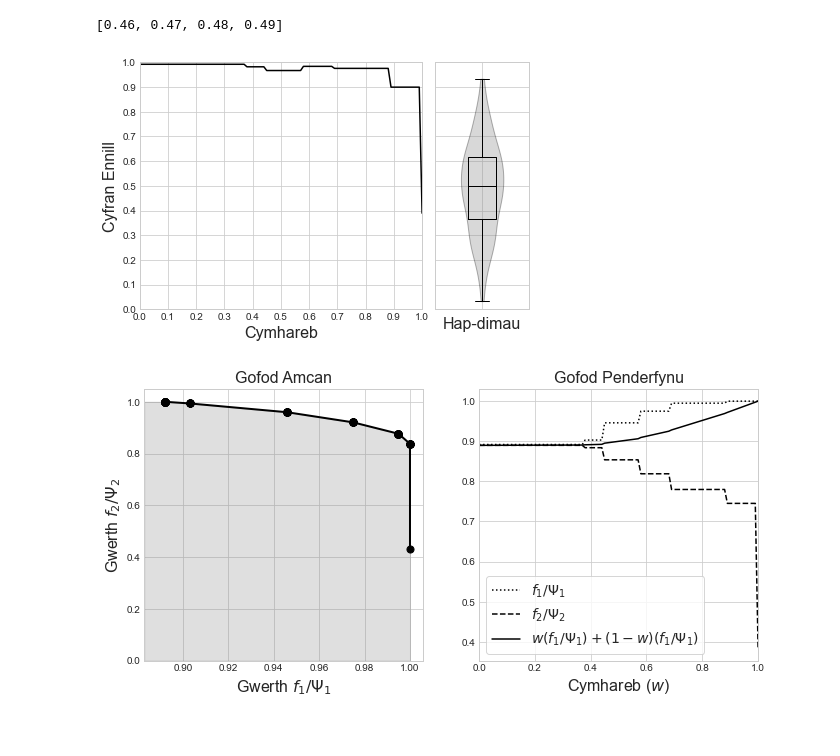
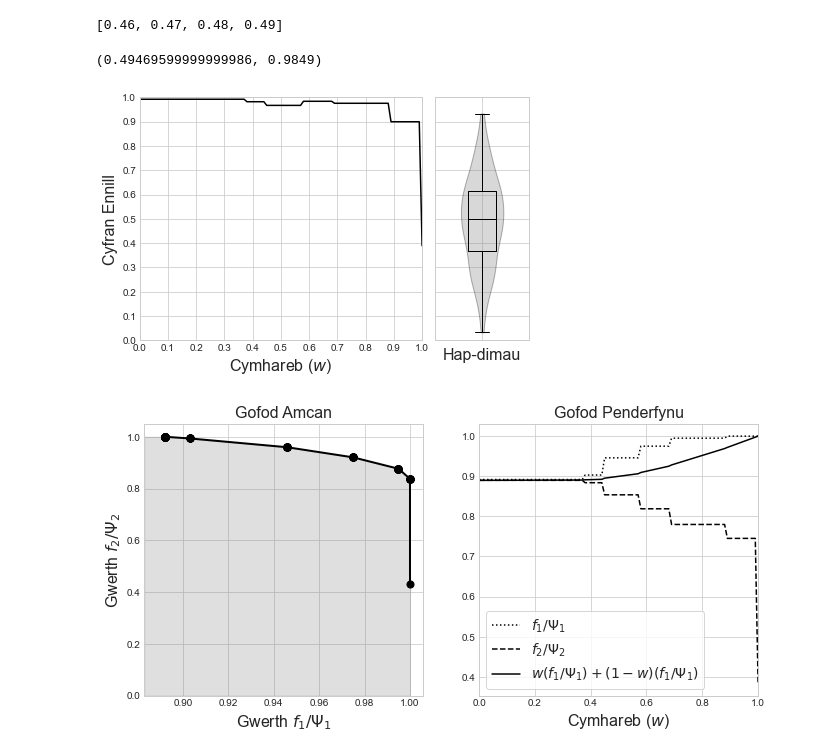
Before and after one commit to geraintpalmer/optimeiddio_timau_pokemon, a Jupyter notebook: Plotio.ipynb, the cells around one changed output. Saved outputs shown, nothing was run; the diff lists cells and outputs as text; code cells hidden in the pictures.

```diff
--- a/Plotio.ipynb
+++ b/Plotio.ipynb
@@ -77,7 +77,7 @@ axd = plt.figure(constrained_layout=True).subplot_mosaic(
 )
 # axd['A'].fill_between(cymarebau, lower, upper, color='gray', alpha=0.5)
 axd['A'].plot(cymarebau, sgoriau, c='black')
-axd['A'].set_xlabel('Cymhareb', fontsize=16)
+axd['A'].set_xlabel(r'Cymhareb ($w$)', fontsize=16)
 axd['A'].set_ylabel('Cyfran Ennill', fontsize=16)
 axd['A'].set_xlim(0, 1)
 axd['A'].set_ylim(0, 1)
@@ -133,6 +133,12 @@ plt.savefig('img/ffrynt_pareto.pdf')
 [cymarebau[i] for i in range(51) if sgoriau[i] == max(sgoriau)]
 # %% [output]
 [0.46, 0.47, 0.48, 0.49]
+# %%
+hapsgor_cymedrig = sum(hapsgoriau) / len(hapsgoriau)
+sgor_gorau = max(sgoriau)
+hapsgor_cymedrig, sgor_gorau
+# %% [output]
+(0.49469599999999986, 0.9849)
 # %%
 sgoriau_ych = []
 f1s_ych = []
@@ -147,31 +153,31 @@ for cymhareb in cymarebau:
 # %%
 axd = plt.figure(constrained_layout=True).subplot_mosaic(
     """
     AAAB
     """
 )
 axd['A'].plot(cymarebau, sgoriau_ych, c='black')
-axd['A'].set_xlabel('Cymhareb', fontsize=16)
+axd['A'].set_xlabel(r'Cymhareb ($w$)', fontsize=16)
 axd['A'].set_ylabel('Cyfran Ennill', fontsize=16)
 axd['A'].set_xlim(0, 1)
 axd['A'].set_ylim(0, 1)
 axd['A'].set_xticks([round(i*0.1, 2) for i in range(11)])
 axd['A'].set_yticks([round(i*0.1, 2) for i in range(11)])
 viols = axd['B'].violinplot(hapsgoriau, showextrema=False, widths=0.45)
 for pc in viols['bodies']:
     pc.set_facecolor('grey')
     pc.set_edgecolor('black')
     pc.set_alpha(0.3)
 boxes = axd['B'].boxplot(hapsgoriau, medianprops = dict(color="black"), widths=0.3)
 axd['B'].set_ylim(0, 1)
 axd['B'].set_yticks([round(i*0.1, 2) for i in range(11)])
 axd['B'].set_yticklabels([])
 axd['B'].set_xticklabels([])
 axd['B'].set_xlabel('Hap-dimau', fontsize=16)
 
 plt.savefig('img/cymharu_pareto_ychwanegol.pdf')
 # %% [output]
-[figure, old version]
+[figure, new version]
 # %%
 pareto_approx_ych = []
 for coord in zip(f1s_ych, f2s_ych):
```
Also changed, not shown: parts of 1 cell of this notebook, 1 other file.
